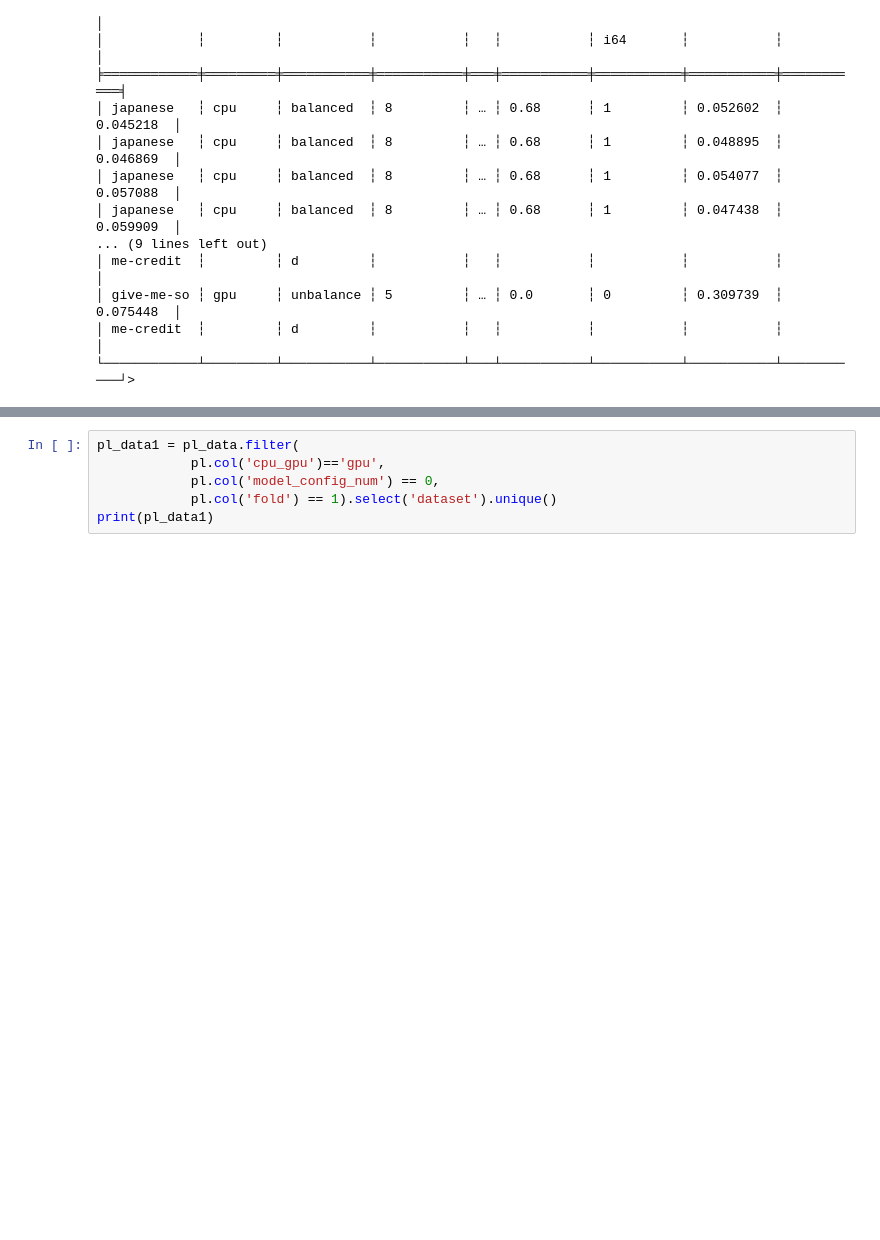
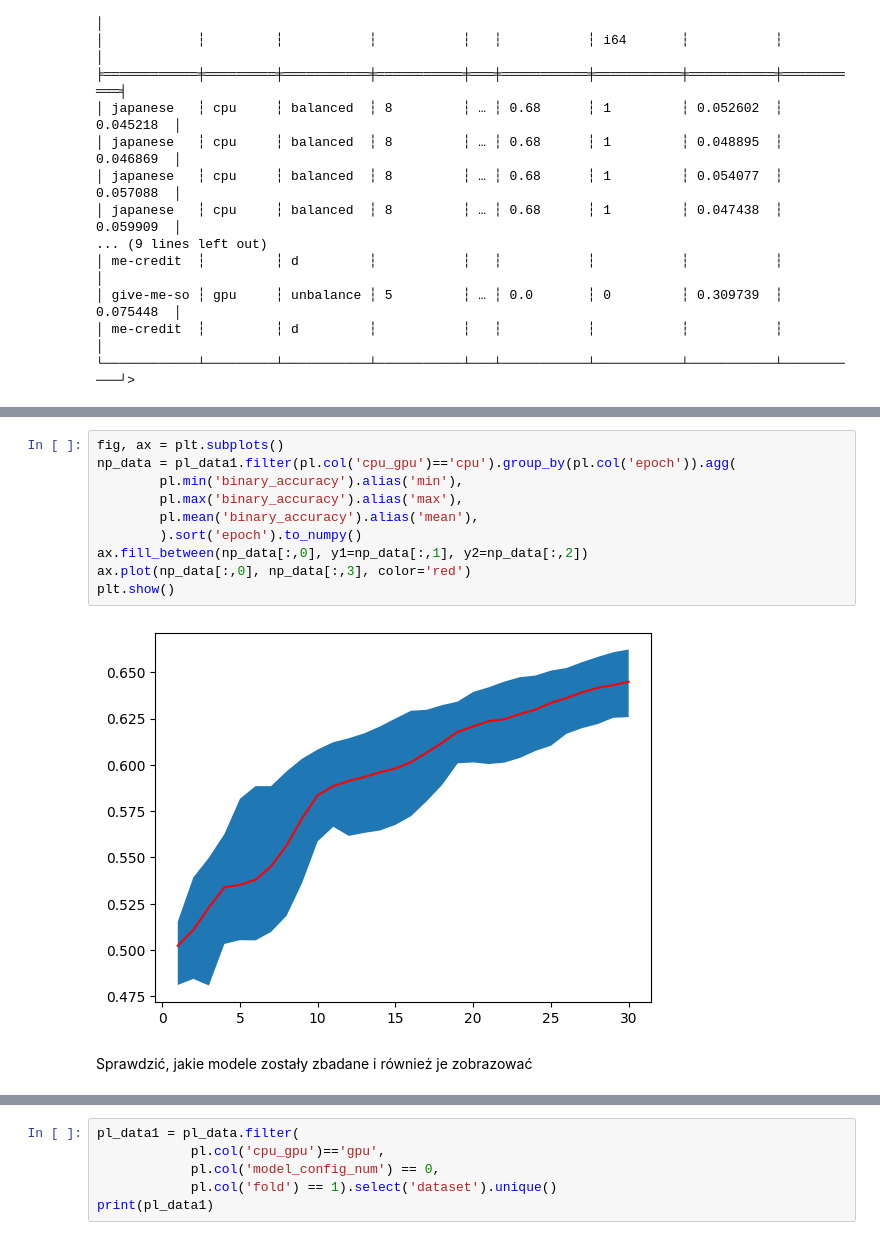
Before and after one commit to bojaruniec/credit-data-experiments, a Jupyter notebook: src/experiments/analiza_danych.ipynb, the cells around one changed output, grey strips where cells are left out. Drawn from its saved outputs; the diff is of its cells as text; blank space fills up the shorter version.

```diff
--- a/src/experiments/analiza_danych.ipynb
+++ b/src/experiments/analiza_danych.ipynb
@@ -43,0 +209,14 @@ Sprawdzenie, czy GPU lending club dla modelu nr 0 jest uwzględniony
+# %%
+fig, ax = plt.subplots()
+np_data = pl_data1.filter(pl.col('cpu_gpu')=='cpu').group_by(pl.col('epoch')).agg(
+        pl.min('binary_accuracy').alias('min'),
+        pl.max('binary_accuracy').alias('max'),
+        pl.mean('binary_accuracy').alias('mean'),
+        ).sort('epoch').to_numpy()
+ax.fill_between(np_data[:,0], y1=np_data[:,1], y2=np_data[:,2])
+ax.plot(np_data[:,0], np_data[:,3], color='red')
+plt.show()
+# %% [output]
+[figure, added]
+# %% [markdown]
+Sprawdzić, jakie modele zostały zbadane i również je zobrazować
```
Also changed, not shown: parts of 40 cells of this notebook, 7 other files.
